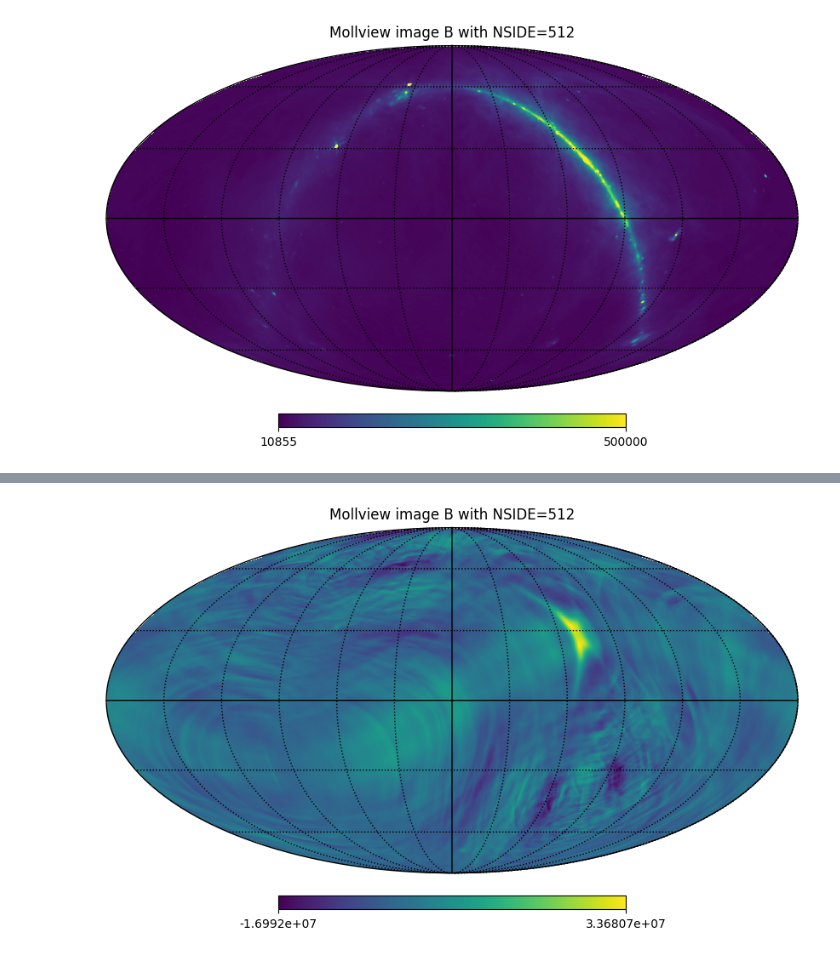
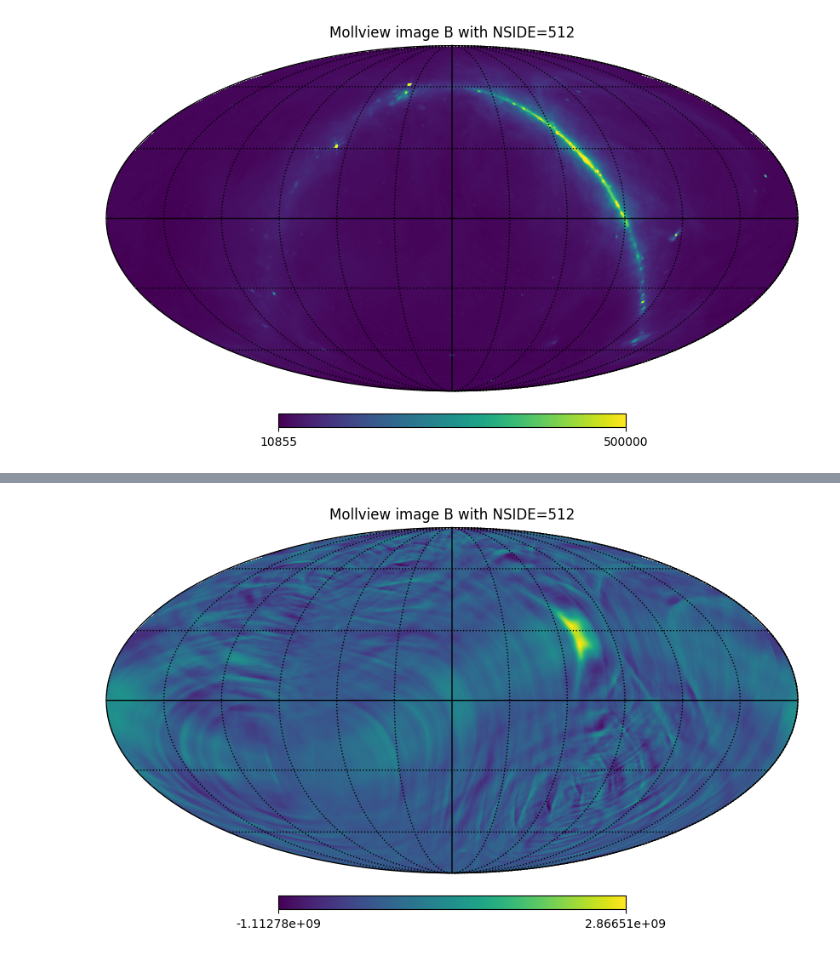
Before and after one commit to SSshuishui/viss_optimize_3d, a Jupyter notebook: healpix3d_blockage.ipynb, the cells around one changed output, grey strips where cells are left out. Drawn from its saved outputs; the diff is of its cells as text; code cells hidden in the pictures.

```diff
--- a/healpix3d_blockage.ipynb
+++ b/healpix3d_blockage.ipynb
@@ -25,3 +25,15 @@ hp.graticule()  # 添加经纬线
 plt.show()
 # %% [output]
 [figure]
+# %%
+
+file_path = f"./3dblockage/C324day1M.txt"
+data = np.loadtxt(file_path)
+
+# 检查数据是否全为nan
+if not np.isnan(data).all():
+    total_data += data
+
+hp.mollview(total_data, nest=True, title="Mollview image B with NSIDE=512")
+hp.graticule()  # 添加经纬线
+plt.show()
@@ -28,14 +42,19 @@ plt.show()
 # %%
 total_data = np.zeros_like(np.loadtxt("./3dblockage/C1day1M.txt"))
 
-# 读取并累加30个文件
-for i in range(1, 31):
+# 读取并累加450个文件
+for i in range(1, 451):
     file_path = f"./3dblockage/C{i}day1M.txt"
     data = np.loadtxt(file_path)
+
+    # 将nan值转换为0
+    data = np.nan_to_num(data)
+
+    # 累加数据
     total_data += data
 
 hp.mollview(total_data, nest=True, title="Mollview image B with NSIDE=512")
 hp.graticule()  # 添加经纬线
 plt.show()
 # %% [output]
-[figure, old version]
+[figure, new version]
```
Also changed, not shown: parts of 2 cells of this notebook, 2 other files.
